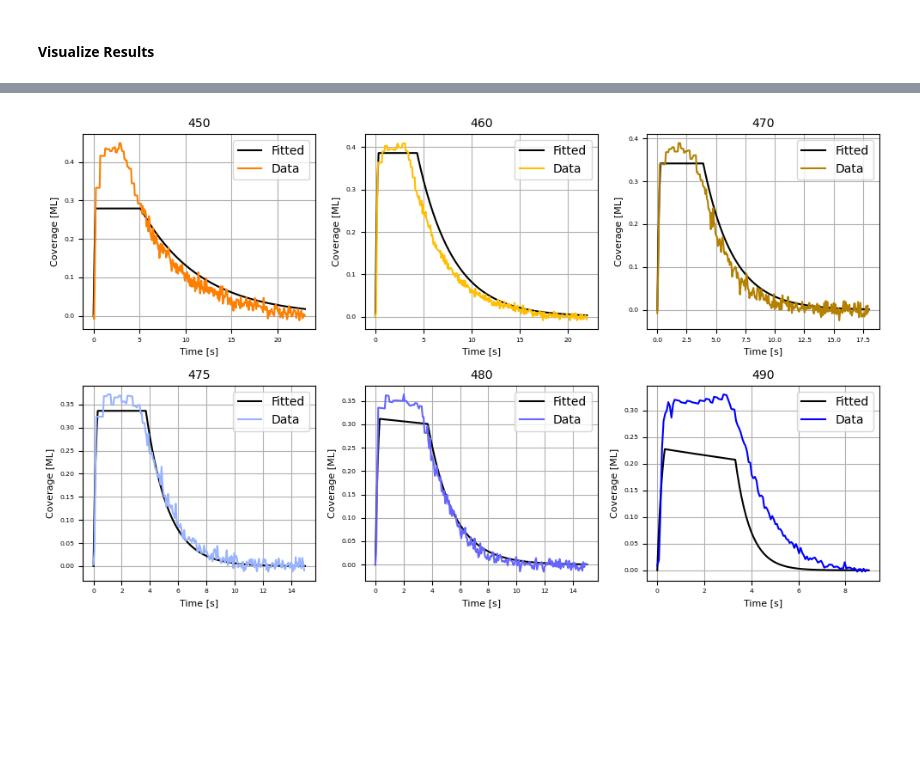
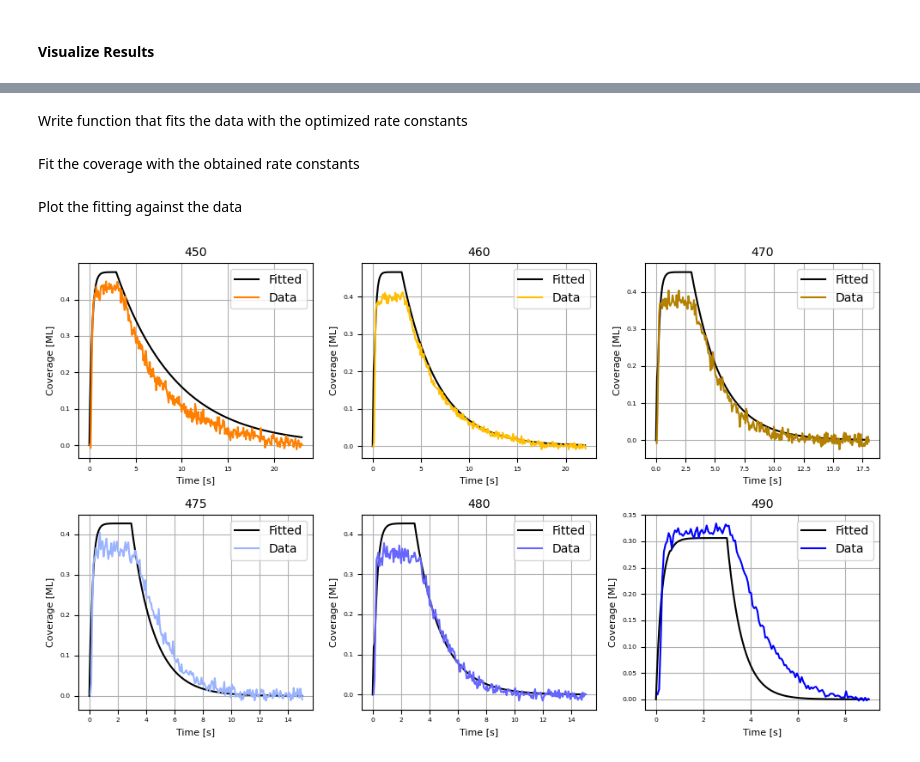
Before and after one commit to marija-iloska/pmcmc_CO_Pd, a Jupyter notebook: pyomo_implementation/dynamic_opt.ipynb, the cells around one changed output, grey strips where cells are left out. Saved outputs shown, nothing was run; the diff lists cells and outputs as text; code cells hidden in the pictures; blank space fills up the shorter version.

```diff
--- a/pyomo_implementation/dynamic_opt.ipynb
+++ b/pyomo_implementation/dynamic_opt.ipynb
@@ -274,22 +271,2 @@ for n in range(N):
-# %%
-time_plot = []
-cov_plot = []
-for n in range(N):
-    time_plot.append(timeR1[n] + time_R23[n] + timeR4[n])
-    cov_plot.append(covR1[n] + cov_R23[n] + covR4[n])
 # %% [markdown]
 #### Visualize Results
-# %%
-# Fitted coverages for all temperatures
-plt.figure()
-
-for n in range(N):
-    plt.plot(time_plot[n], cov_plot[n], color = colors[n])
-
-# Labels
-plt.xlabel('Time')
-plt.ylabel('Fitted Coverage')
-plt.title('CO on Pd')
-plt.grid(True)
-plt.legend(temperatures)
-plt.show()
@@ -335,29 +273,34 @@ Desorption rate constant in R4: k_des = [0.15218817521554096, 0.2691829382550858
 # %%
 k = [k_ads_R14, k_ads_R23, k_des_R23, k_des_R14]
 scipy.io.savemat('../data/k_pyomo.mat', {'k': k})
+# %% [markdown]
+Write function that fits the data with the optimized rate constants
 # %%
 def coverage_model_fit(time_pts, idx_R1, k_ads, k_des, time_split):
     # Time jumps
 
     coverage = [0]
-    k1 = k_ads[0]
-    k2 = k_des[0]
     for t,i in enumerate(time_pts[1:-1]):
 
         if time_pts[t+1] > dt*(idx_R1) and time_pts[t+1] < time_split:
-
+            # If we are in R2 or R3
             k1 = k_des[1]
             k2 = k_ads[1]
         else:
+            # If we are in R1 or R4
             k1 = k_des[0]
             k2 = k_ads[0]
         if time_pts[t+1] < 3:
+            # If we have pressure P on (before 3 seconds)
             coverage.append(coverage[t]  + (k2 * P * (0.5 - coverage[t]) - k1 * coverage[t]) * (time_pts[t+1] - time_pts[t]))
         else:
+             # If we have pressure P off (after 3 seconds)
             coverage.append(coverage[t] - (k1 * coverage[t]) * (time_pts[t+1] - time_pts[t]))
 
     coverage.append(0)
     return coverage
+# %% [markdown]
+Fit the coverage with the obtained rate constants
 # %%
 time_pts = []
 coverage_fitted = []
@@ -366,35 +309,27 @@ for n in range(N):
     k_des = [k_des_R14[n], k_des_R23[n]]
     time_pts.append(np.linspace(0,float(time[n][-1]), 200))
 
-    res = coverage_model_fit(time_pts[n], idx_R1, k_ads, k_des, time_cut_off[n])
+    res = coverage_model_fit(time_pts[n], idx_split_R1[n], k_ads, k_des, time_cut_off_R1[n])
     coverage_fitted.append(res)
+# %% [markdown]
+Plot the fitting against the data
 # %%
-''' Choose temperature index
-n = 0 --> 450 K
-n = 1 --> 460 K
-n = 2 --> 470 K
-n = 3 --> 475 K
-n = 4 --> 480 K
-n = 5 --> 490 K
-'''
-n = 1
-
-# Create subplots: 2 rows, 2 columns (since R=4)
+# Create subplots: 2 rows, 3 columns
 fig, axes = plt.subplots(2,3, figsize=(10, 6))
 axes = axes.flatten()
 for n in range(N):
 
     ax = axes[n]
     ax.plot(time_pts[n][:-1].tolist(),coverage_fitted[n][:-1], color = (0,0,0) )
-    ax.plot(time_plot[n][:-1], cov_plot[n][:-1], color = colors[n])
+    ax.plot(time[n][:-1], cov[n][:-1], color = colors[n])
     ax.set_xlabel('Time [s]', fontsize=8)
     ax.set_ylabel('Coverage [ML]', fontsize=8)
     ax.set_title(temperatures[n], fontsize=10)
     ax.tick_params(axis='both', which='major', labelsize=5.5)
     ax.legend(['Fitted', 'Data'])
     ax.grid()
 
-plt.subplots_adjust(hspace=0.1, wspace=0.55)  # Increase vertical (hspace) and horizontal (wspace) space
+plt.subplots_adjust(hspace=0.1, wspace=0.55)
 plt.tight_layout()
 # %% [output]
-[figure, old version]
+[figure, new version]
```
Also changed, not shown: parts of 16 cells of this notebook, 2 other files.
